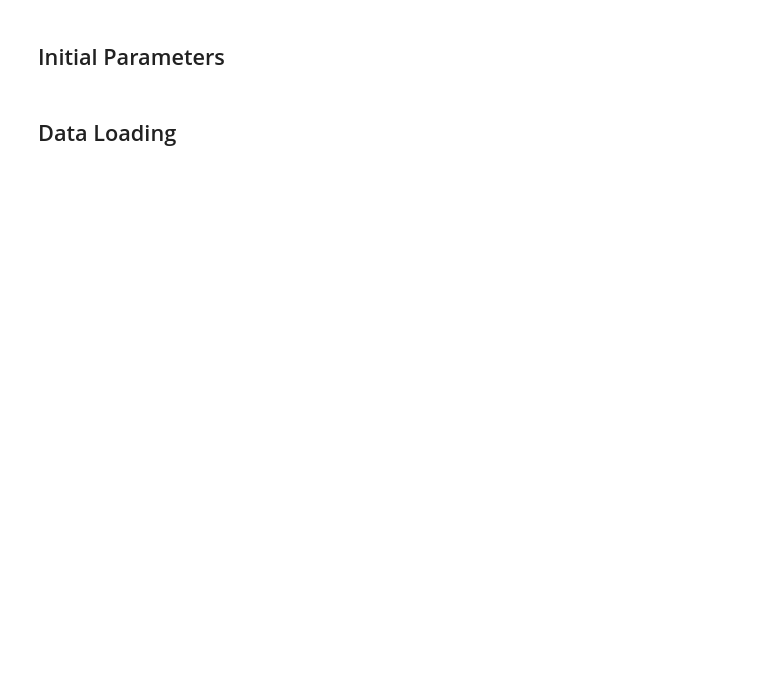
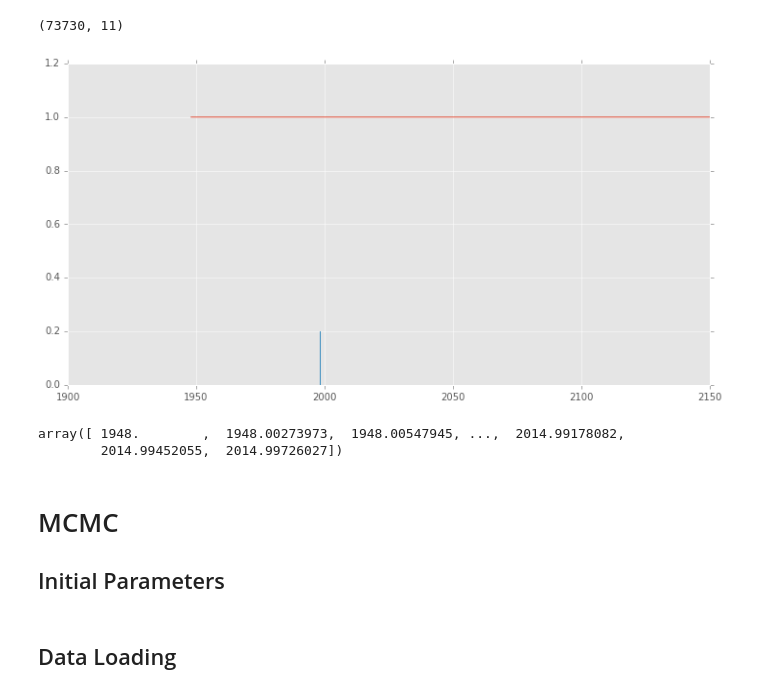
Before and after one commit to DeanLa/pertussis_model, a Jupyter notebook: hetro_new.ipynb, the cells around one changed output. Cells and saved outputs as stored; diff of their text form; code cells hidden in the pictures; blank space fills up the shorter version.

```diff
--- a/hetro_new.ipynb
+++ b/hetro_new.ipynb
@@ -18,2 +125,16 @@ from pertussis import *
+# %%
+fig, ax = plt.subplots(figsize=(12,6))
+ax.plot(x,ys.sum(axis=1), [1998,1998],[0,0.2])
+print (ys.shape)
+plt.show()
+# %% [output]
+(73730, 11)
+[figure, added]
+# %%
+report_rate = np.ones(J)
+# %% [output]
+array([ 1948.        ,  1948.00273973,  1948.00547945, ...,  2014.99178082,
+        2014.99452055,  2014.99726027])
 # %% [markdown]
+# MCMC
 ## Initial Parameters
```
Also changed, not shown: parts of 27 cells of this notebook, 8 other files.
